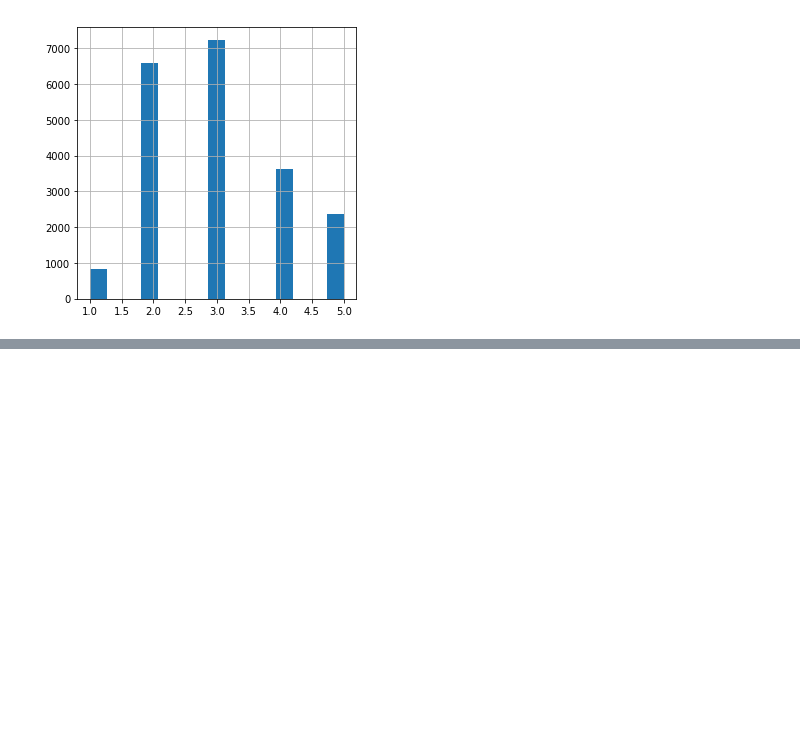
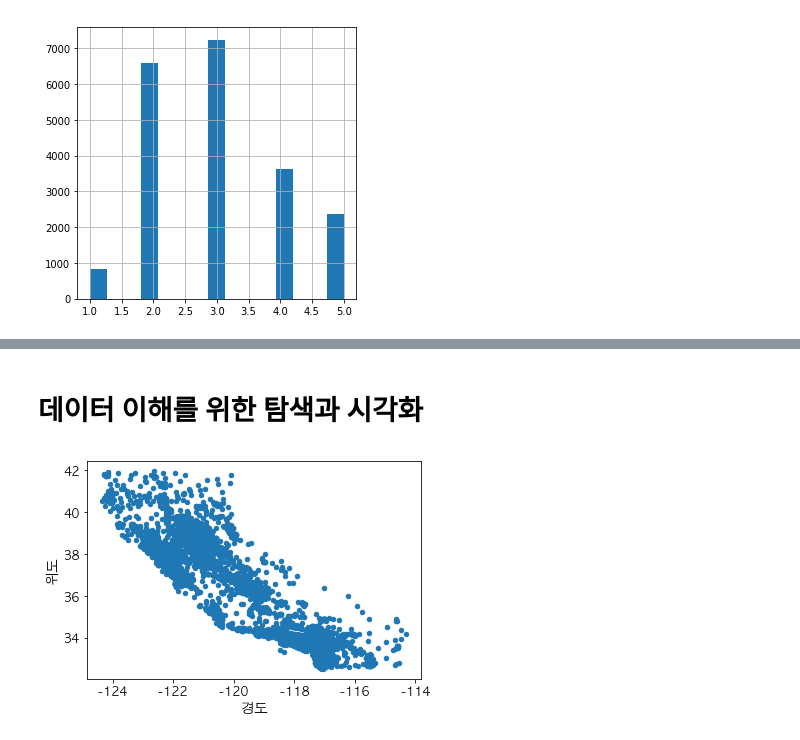
Before and after one commit to namsoojang/Play_with_Data_4th, a Jupyter notebook: Ch2_ML_Project/2. 머신러닝 프로젝트 처음부터 끝까지.ipynb, the cells around one changed output, grey strips where cells are left out. Drawn from its saved outputs; the diff is of its cells as text; code cells hidden in the pictures; blank space fills up the shorter version.

```diff
--- a/Ch2_ML_Project/2. 머신러닝 프로젝트 처음부터 끝까지.ipynb
+++ b/Ch2_ML_Project/2. 머신러닝 프로젝트 처음부터 끝까지.ipynb
@@ -42,6 +42,28 @@ https://developers.google.com/machine-learning/rules-of-ml/?hl=ko
  - 블록(600~3,000명 단위)마다 인구, 중간소득, 중간주택가격을 담고있음.
  - 이 데이터로 모델을 학습시켜서 다른 측정 데이터가 주어졌을 때 구역의 중간 주택 가격을 예측해야 함
 ![캘리포니아 주택 가격](images/캘리포니아주택가격.png)
+# %%
+# matplotlib 설정
+import matplotlib
+import matplotlib.pyplot as plt
+plt.rcParams['axes.labelsize'] = 14
+plt.rcParams['xtick.labelsize'] = 12
+plt.rcParams['ytick.labelsize'] = 12
+
+# 맥이므로 애플고딕으로 설정
+matplotlib.rc('font', family='AppleGothic')
+plt.rcParams['axes.unicode_minus'] = False
+
+# 그림을 저장할 폴드
+PROJECT_ROOT_DIR = "."
+CHAPTER_ID = "end_to_end_project"
+IMAGES_PATH = os.path.join(PROJECT_ROOT_DIR, "images", CHAPTER_ID)
+
+def save_fig(fig_id, tight_layout=True, fig_extension="png", resolution=300):
+    path = os.path.join(IMAGES_PATH, fig_id + "." + fig_extension)
+    if tight_layout:
+        plt.tight_layout()
+    plt.savefig(path, format=fig_extension, dpi=resolution)
 # %% [markdown]
 # 데이터 구조 훑어보기
 # %%
@@ -226,3 +248,13 @@ plt.show()
 # 소득 카테고리를 기반으로 계층 샘플링을 할 준비완료 됨
 # %% [output]
 [figure]
+# %%
+# 소득 카테고리를 기반으로 계층 샘플링
+from sklearn.model_selection import StratifiedShuffleSplit
+
+split = StratifiedShuffleSplit(n_splits=1, test_size=0.2, random_state=42)
+for train_index, test_index in split.split(housing, housing["income_cat"]):
+    strat_train_set = housing.loc[train_index]
+    strat_test_set = housing.loc[test_index]
+
+housing["income_cat"].value_counts()
@@ -228,0 +312,13 @@ plt.show()
+# %% [markdown]
+# 데이터 이해를 위한 탐색과 시각화
+# %%
+# 련 세트를 손상시키지 않기 위해 복사본을 만들어 사용
+housing = strat_train_set.copy()
+
+# 데이터의 지리적인 산점도
+# 캘리포니아 지역을 잘 나타내지만 어떤 특별한 패턴이 없어 보임
+ax = housing.plot(kind="scatter", x="longitude", y="latitude")
+ax.set(xlabel='경도', ylabel='위도')
+plt.show()
+# %% [output]
+[figure, added]
```
Also changed, not shown: parts of 10 cells of this notebook, 2 other files.
